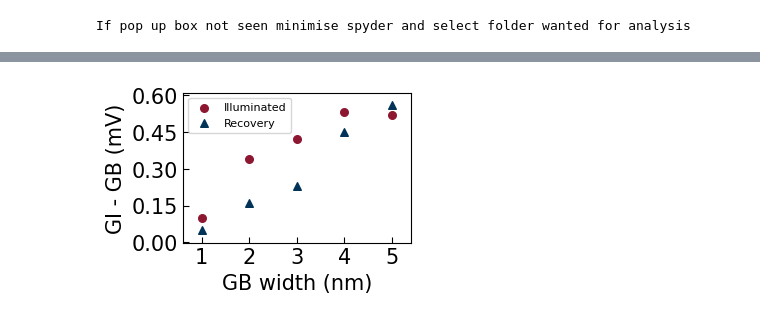
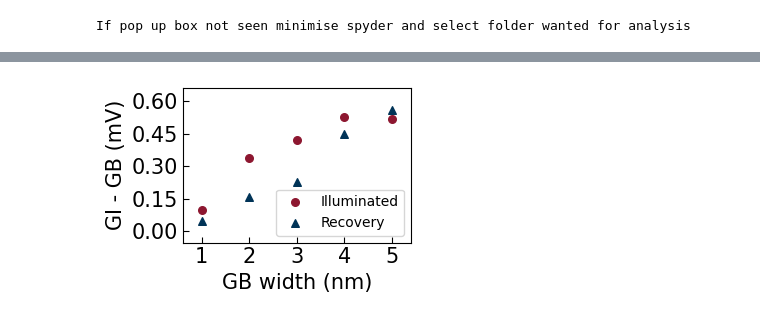
Before and after one commit to RamadanLab/KPFM_processing, a Jupyter notebook: SPVGrainBoundaryAnalysis.ipynb, the cells around one changed output, grey strips where cells are left out. Drawn from its saved outputs; the diff is of its cells as text; code cells hidden in the pictures.

Commit message:
Updated SPV code for better plotting parameters

```diff
--- a/SPVGrainBoundaryAnalysis.ipynb
+++ b/SPVGrainBoundaryAnalysis.ipynb
@@ -495,0 +524,26 @@ plt.show()
+# %%
+# 5. Testing comparisons for passivated/unpassivated.
+x_nm = [20, 40, 60, 80, 100]
+figsize_x, figsize_y = 3.5, 2.5
+tick_length = 6
+legend_font = 10
+scatter_size = 30
+base_font_size = 15
+line_width = 1.5
+plt.figure(figsize=(figsize_x, figsize_y ))
+plt.rcParams.update({'font.size': base_font_size})
+ax = plt.gca()
+ax.tick_params(direction='in', length=tick_length)
+ax.tick_params(axis='both')
+plt.xlabel("GB width (nm)")
+plt.ylabel(r"$\Delta$SPV (mV)")
+ax.xaxis.set_major_locator(MaxNLocator(nbins=5))
+ax.yaxis.set_major_locator(MaxNLocator(nbins=5))
+ax.margins(0.1,0.2)
+plt.scatter(x_nm, Unpass_On_SPV, label='Unpassivated', color='#003357', marker='o', s=scatter_size)
+plt.scatter(x_nm, Pass_On_SPV, label='Passivated', color='#8D1730', marker='^', s=scatter_size)
+
+plt.legend(loc='best', fontsize=legend_font)
+plt.tight_layout()
+#save_plot_to_folder(plt.gcf(), FINAL_PLOTS_SAVE_PATH, filename='FullScatternm_SPV_Passivated.jpeg')
+plt.show()
@@ -496,33 +552,33 @@ plt.show()
 # %%
 #Testing plotting parameters:
 figsize_x, figsize_y = 3.5, 2.5
 tick_length = 4
-legend_font = 8
+legend_font = 10
 scatter_size = 30
 base_font_size = 15
 line_width = 1.5
 
 y1=[0.1,0.34,0.42,0.53,0.52]
 y2=[0.05,0.16,0.23,0.45,0.56]
 y3=[0.26,0.36,0.42,0.57,0.68]
 x1=[1,2,3,4,5]
 
 plt.figure(figsize=(figsize_x, figsize_y))
 plt.rcParams.update({'font.size': base_font_size})
 ax = plt.gca()
 # ... (Plot formatting identical to original code, but reduced font size for cleaner fit)
 ax.tick_params(direction='in', length=tick_length)
 ax.tick_params(axis='both')
 plt.xlabel("GB width (nm)")
 plt.ylabel("GI - GB (mV)")
-ax.margins(0.1,0.1)
+ax.margins(0.1,0.2)
 ax.xaxis.set_major_locator(MaxNLocator(nbins=5))
 ax.yaxis.set_major_locator(MaxNLocator(nbins=5))
 
 plt.scatter(x1, y1, label='Illuminated', color='#8D1730', marker='o', s=scatter_size)
 plt.scatter(x1, y2, label='Recovery', color='#003357', marker='^', s=scatter_size)
 plt.legend(loc='best', fontsize=legend_font)
 plt.tight_layout()
 plt.show()
 # %% [output]
-[figure, old version]
+[figure, new version]
```
Also changed, not shown: parts of 5 cells of this notebook.
